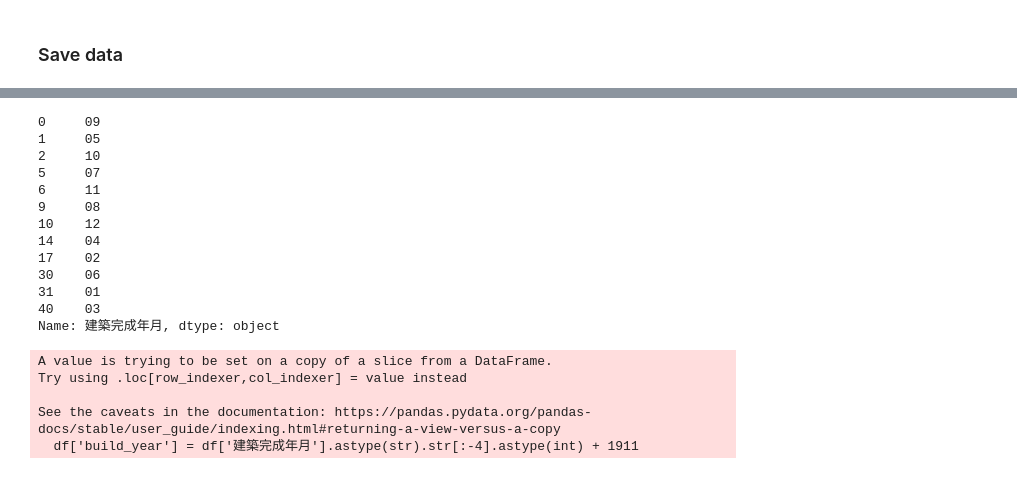
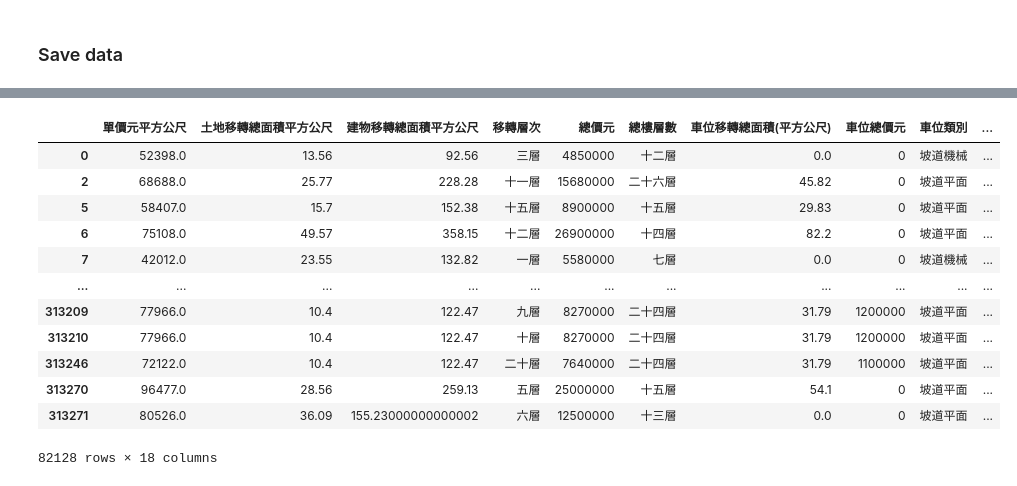
Before and after one commit to 1daniel3333/blog, a Jupyter notebook: save_house/house.ipynb, the cells around one changed output, grey strips where cells are left out. Cells and saved outputs as stored; diff of their text form; code cells hidden in the pictures.

```diff
--- a/save_house/house.ipynb
+++ b/save_house/house.ipynb
@@ -221 +228,7 @@ df = df[df['建築完成年月'].astype(str).apply(lambda x:(x.split('.')[0][-4:
+# %%
+columns = ['主建物面積', '土地面積',
+       '建物移轉總面積平方公尺', '移轉層次', '總價元',
+       '總樓層數', '車位移轉總面積(平方公尺)', '車位總價元', '車位類別', '附屬建物面積',
+       '陽台面積', '單價元坪', '建物型態2', '土地', '建物', '車位', '土地位置建物門牌','trade_date',]
+tmp_df = df[columns]
 # %%
@@ -241,16 +249,0 @@ Name: 93196, dtype: object
-# %%
-df['建築完成年月'].astype(int).astype(str).apply(lambda x:(x.split('.')[0][-4:-2])).drop_duplicates()
-# %% [output]
-0     09
-1     05
-2     10
-5     07
-6     11
-9     08
-10    12
-14    04
-17    02
-30    06
-31    01
-40    03
-Name: 建築完成年月, dtype: object
@@ -259,8 +249,0 @@ df['build_date'] = pd.to_datetime(dict(year=df['build_year'], month=df['建築
-# %%
-df['build_year'] = df['建築完成年月'].astype(str).str[:-4].astype(int) + 1911
-# %% [output]
-A value is trying to be set on a copy of a slice from a DataFrame.
-Try using .loc[row_indexer,col_indexer] = value instead
-
-See the caveats in the documentation: https://pandas.pydata.org/pandas-docs/stable/user_guide/indexing.html#returning-a-view-versus-a-copy
-  df['build_year'] = df['建築完成年月'].astype(str).str[:-4].astype(int) + 1911
@@ -272,0 +252,16 @@ def  add_date(df):
+# %%
+tmp_df[~tmp_df['車位類別'].isna()]
+# %% [output]
+|  | 單價元平方公尺 | 土地移轉總面積平方公尺 | 建物移轉總面積平方公尺 | 移轉層次 | 總價元 | 總樓層數 | 車位移轉總面積(平方公尺) | 車位總價元 | 車位類別 | ... |
+| 0 | 52398.0 | 13.56 | 92.56 | 三層 | 4850000 | 十二層 | 0.0 | 0 | 坡道機械 | ... |
+| 2 | 68688.0 | 25.77 | 228.28 | 十一層 | 15680000 | 二十六層 | 45.82 | 0 | 坡道平面 | ... |
+| 5 | 58407.0 | 15.7 | 152.38 | 十五層 | 8900000 | 十五層 | 29.83 | 0 | 坡道平面 | ... |
+| 6 | 75108.0 | 49.57 | 358.15 | 十二層 | 26900000 | 十四層 | 82.2 | 0 | 坡道平面 | ... |
+| 7 | 42012.0 | 23.55 | 132.82 | 一層 | 5580000 | 七層 | 0.0 | 0 | 坡道機械 | ... |
+| ... | ... | ... | ... | ... | ... | ... | ... | ... | ... | ... |
+| 313209 | 77966.0 | 10.4 | 122.47 | 九層 | 8270000 | 二十四層 | 31.79 | 1200000 | 坡道平面 | ... |
+| 313210 | 77966.0 | 10.4 | 122.47 | 十層 | 8270000 | 二十四層 | 31.79 | 1200000 | 坡道平面 | ... |
+| 313246 | 72122.0 | 10.4 | 122.47 | 二十層 | 7640000 | 二十四層 | 31.79 | 1100000 | 坡道平面 | ... |
+| 313270 | 96477.0 | 28.56 | 259.13 | 五層 | 25000000 | 十五層 | 54.1 | 0 | 坡道平面 | ... |
+| 313271 | 80526.0 | 36.09 | 155.23000000000002 | 六層 | 12500000 | 十三層 | 0.0 | 0 | 坡道平面 | ... |
+82128 rows × 18 columns
```
Also changed, not shown: parts of 14 cells of this notebook.
